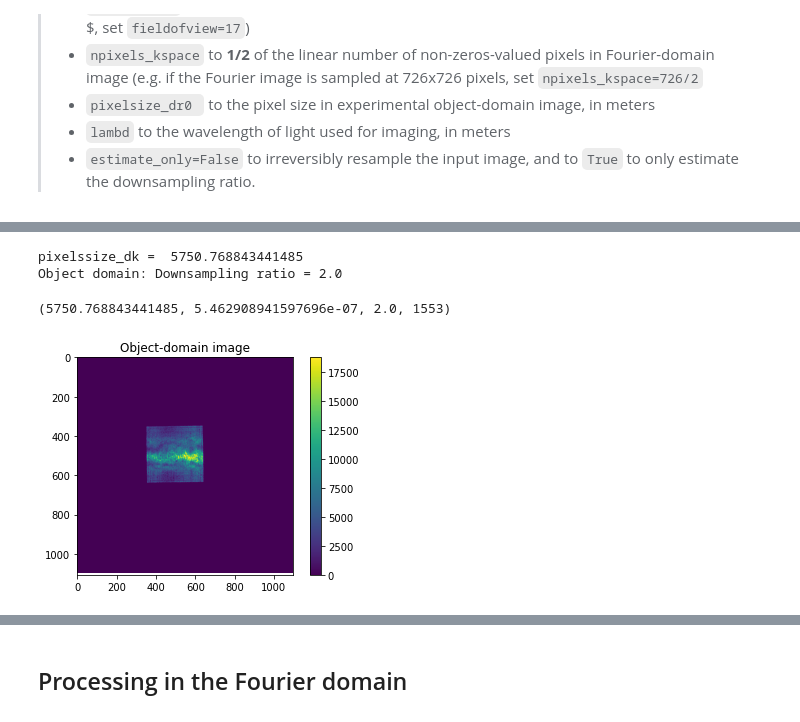
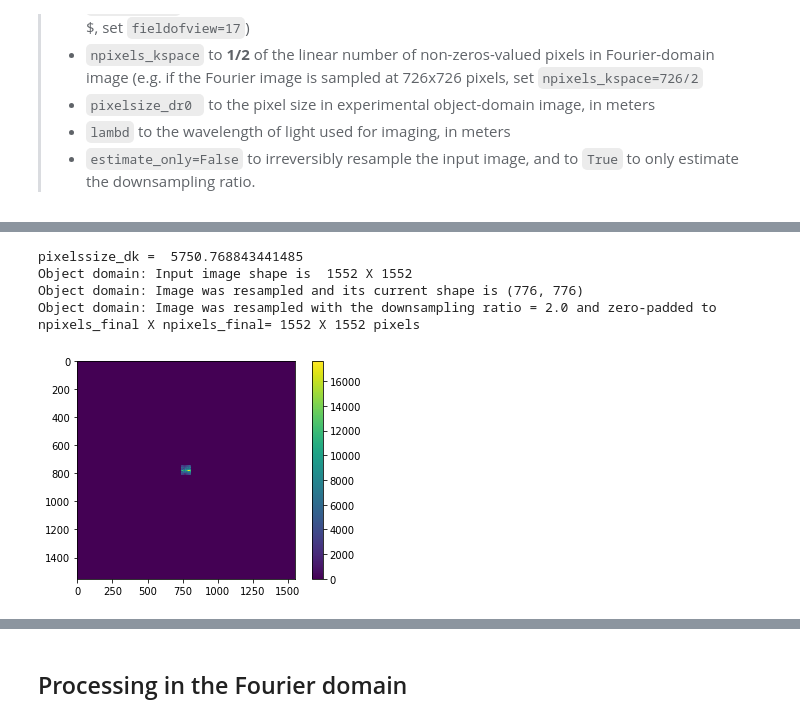
Before and after one commit to pkliui/PhaseRetrieval, a Jupyter notebook: docs/PhaseRetrieval.ipynb, the cells around one changed output, grey strips where cells are left out. Saved outputs shown, nothing was run; the diff lists cells and outputs as text; code cells hidden in the pictures.

Commit message:
updated documentation up to Fourier-domain image chapter

```diff
--- a/docs/PhaseRetrieval.ipynb
+++ b/docs/PhaseRetrieval.ipynb
@@ -515,16 +515,17 @@ print(rs.resample_image.__doc__)
         npixels_final : int
             Final linear number of pixels in the object-domain image
 # %%
-rs.resample_image(fieldofview = 17,
+_ = rs.resample_image(fieldofview = 17,
                  npixels_kspace = 726/2,
                  pixelsize_dr0 = DR0,
                  lambd = 880e-9,
-                 estimate_only = True)
+                 estimate_only = False)
 # %% [output]
 pixelssize_dk =  5750.768843441485
-Object domain: Downsampling ratio = 2.0
+Object domain: Input image shape is  1552 X 1552
+Object domain: Image was resampled and its current shape is (776, 776)
+Object domain: Image was resampled with the downsampling ratio = 2.0 and zero-padded to npixels_final X npixels_final= 1552 X 1552 pixels
-(5750.768843441485, 5.462908941597696e-07, 2.0, 1553)
 # %%
-rs.plot_image(zoom=1)
+rs.plot_image(zoom=1, image_type="centred")
 # %% [output]
-[figure, old version]
+[figure, new version]
```
Also changed, not shown: parts of 3 cells of this notebook.
